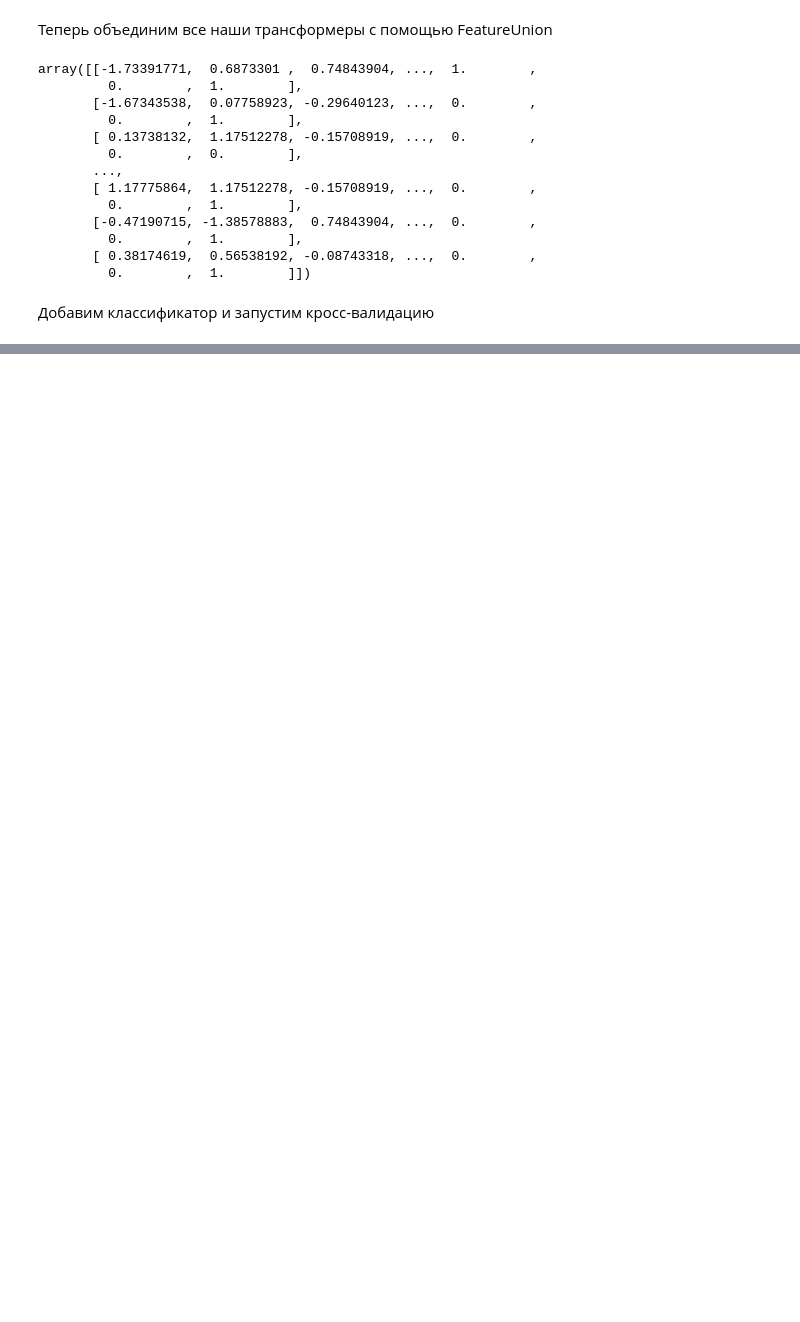
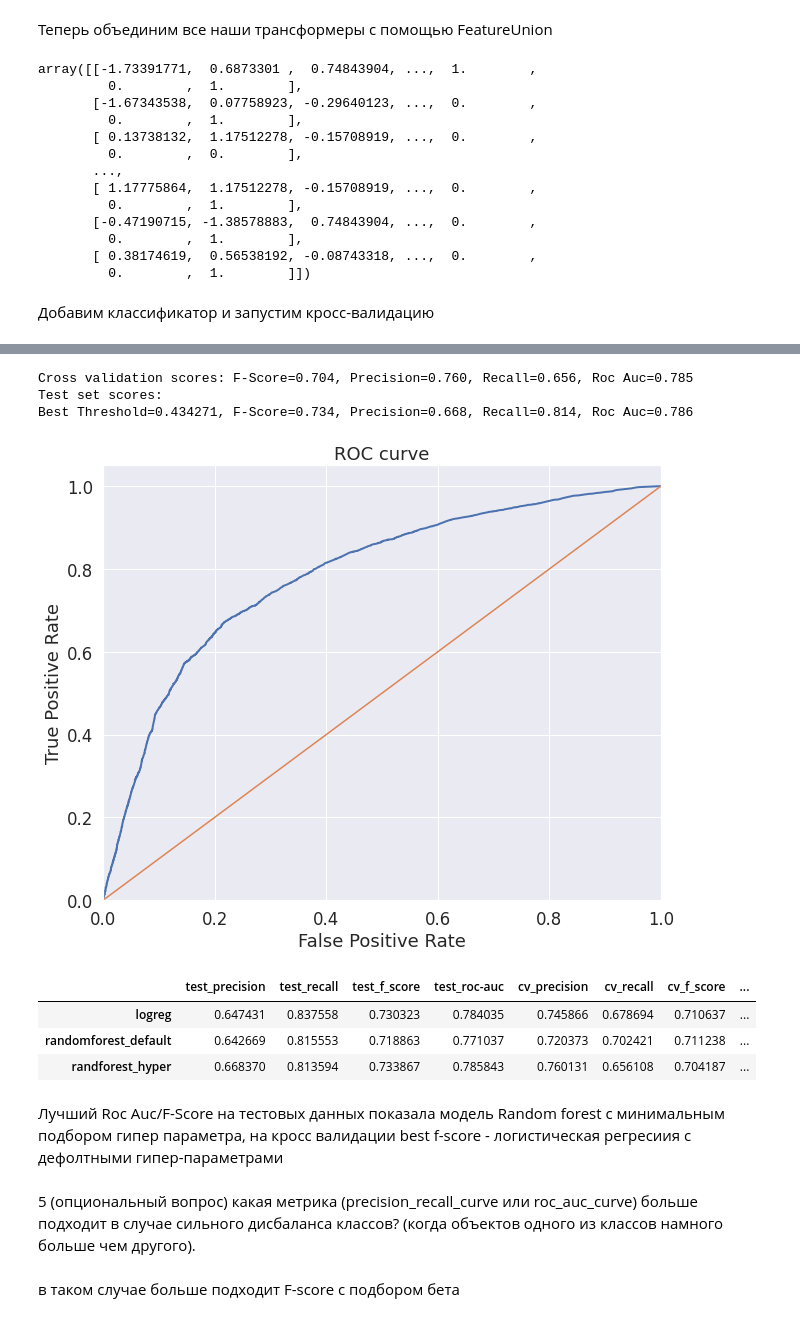
Before and after one commit to elka97/MachineLearningInBusiness, a Jupyter notebook: homework_3.ipynb, the cells around one changed output, grey strips where cells are left out. Drawn from its saved outputs; the diff is of its cells as text; code cells hidden in the pictures; blank space fills up the shorter version.

```diff
--- a/homework_3.ipynb
+++ b/homework_3.ipynb
@@ -1176,0 +261,22 @@ array([0.21919629, 0.24759828, 0.40484498, ..., 0.16941878, 0.70519218,
+# %%
+forest_scores_hyper = classify_by(ppl=random_forest_hyper, x_train=X_train, y_train=y_train, x_test=X_test, y_test=y_test)
+results.loc["randforest_hyper"] = forest_scores_hyper
+# %% [output]
+Cross validation scores: F-Score=0.704, Precision=0.760, Recall=0.656, Roc Auc=0.785
+Test set scores:
+Best Threshold=0.434271, F-Score=0.734, Precision=0.668, Recall=0.814, Roc Auc=0.786
+[figure, added]
+# %%
+# Scores comparison
+results
+# %% [output]
+|  | test_precision | test_recall | test_f_score | test_roc-auc | cv_precision | cv_recall | cv_f_score | ... |
+| logreg | 0.647431 | 0.837558 | 0.730323 | 0.784035 | 0.745866 | 0.678694 | 0.710637 | ... |
+| randomforest_default | 0.642669 | 0.815553 | 0.718863 | 0.771037 | 0.720373 | 0.702421 | 0.711238 | ... |
+| randforest_hyper | 0.668370 | 0.813594 | 0.733867 | 0.785843 | 0.760131 | 0.656108 | 0.704187 | ... |
+# %% [markdown]
+Лучший Roc Auc/F-Score на тестовых данных показала модель Random forest с минимальным подбором гипер параметра, на кросс валидации best f-score - логистическая регресиия с дефолтными гипер-параметрами
+# %% [markdown]
+5 (опциональный вопрос) какая метрика (precision_recall_curve или roc_auc_curve) больше подходит в случае сильного дисбаланса классов? (когда объектов одного из классов намного больше чем другого).
+# %% [markdown]
+в таком случае больше подходит F-score с подбором бета
```
Also changed, not shown: parts of 179 cells of this notebook.
